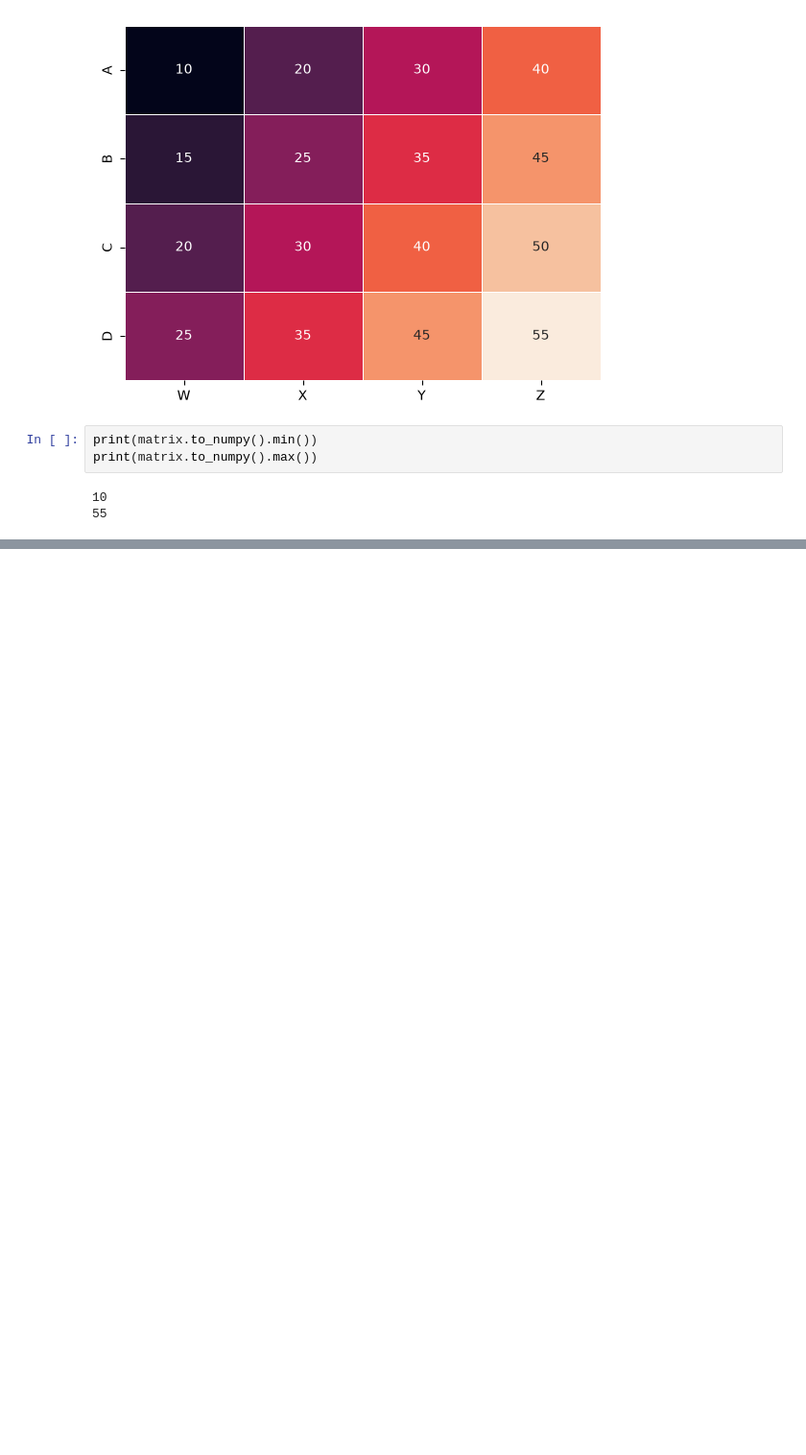
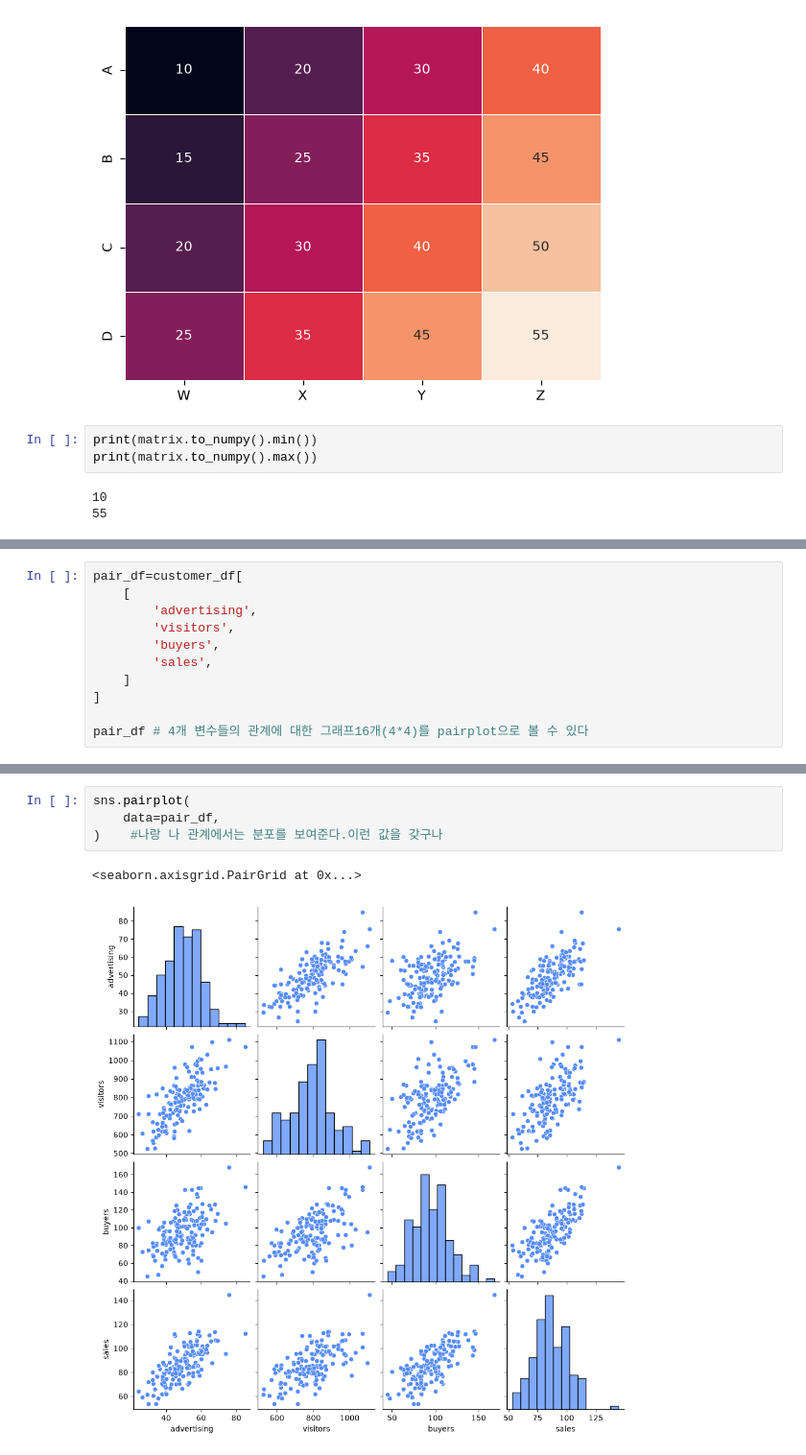
Before and after one commit to hyewonbaek100/0914-, a Jupyter notebook: seaborn_exp/multivariable_data/multivariable_data visualization.ipynb, the cells around one changed output, grey strips where cells are left out. Shown at 96% size. Saved outputs shown, nothing was run; the diff lists cells and outputs as text; blank space fills up the shorter version.

```diff
--- a/seaborn_exp/multivariable_data/multivariable_data visualization.ipynb
+++ b/seaborn_exp/multivariable_data/multivariable_data visualization.ipynb
@@ -95,0 +234,11 @@ sns.heatmap(
+# %%
+pair_df=customer_df[
+    [
+        'advertising',
+        'visitors',
+        'buyers',
+        'sales',
+    ]
+]
+
+pair_df # 4개 변수들의 관계에 대한 그래프16개(4*4)를 pairplot으로 볼 수 있다
@@ -95,0 +259,7 @@ sns.heatmap(
+# %%
+sns.pairplot(
+    data=pair_df,
+)    #나랑 나 관계에서는 분포를 보여준다.이런 값을 갖구나
+# %% [output]
+<seaborn.axisgrid.PairGrid at 0x...>
+[figure, added]
```
Also changed, not shown: parts of 15 cells of this notebook, 3 other files.
